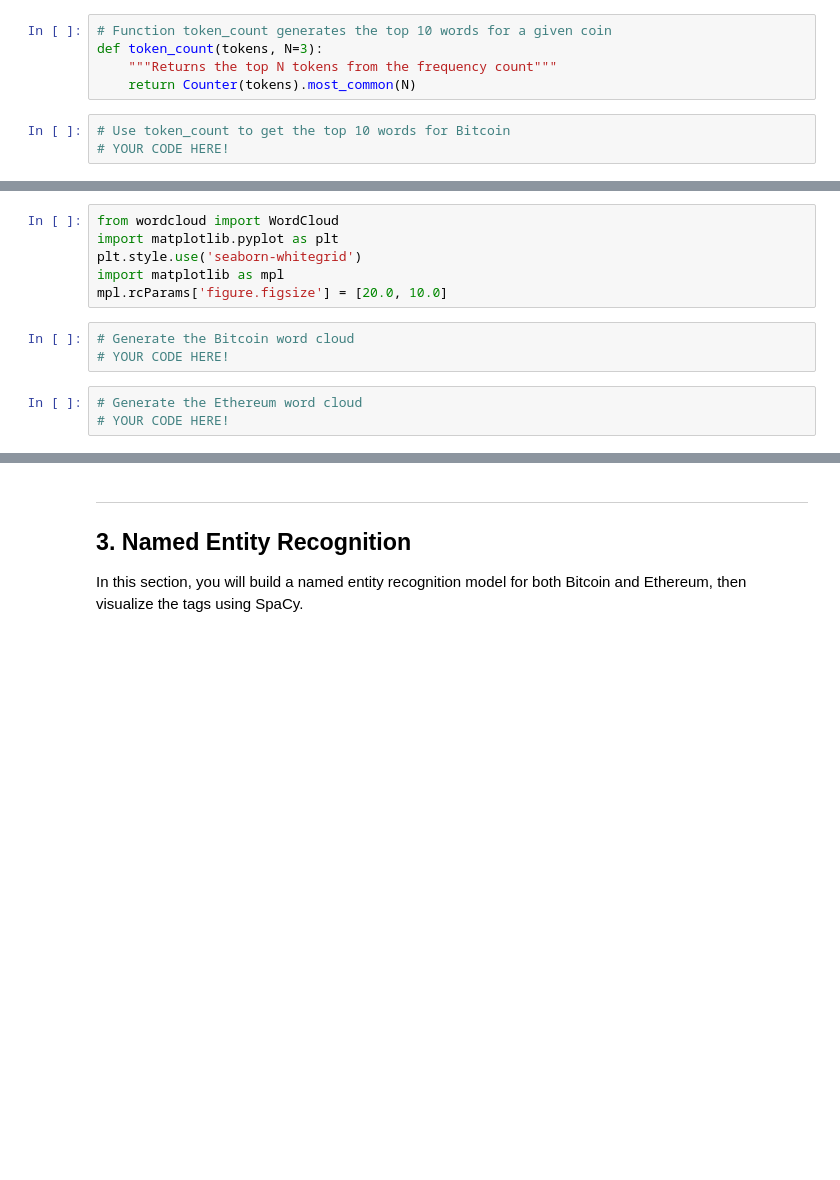
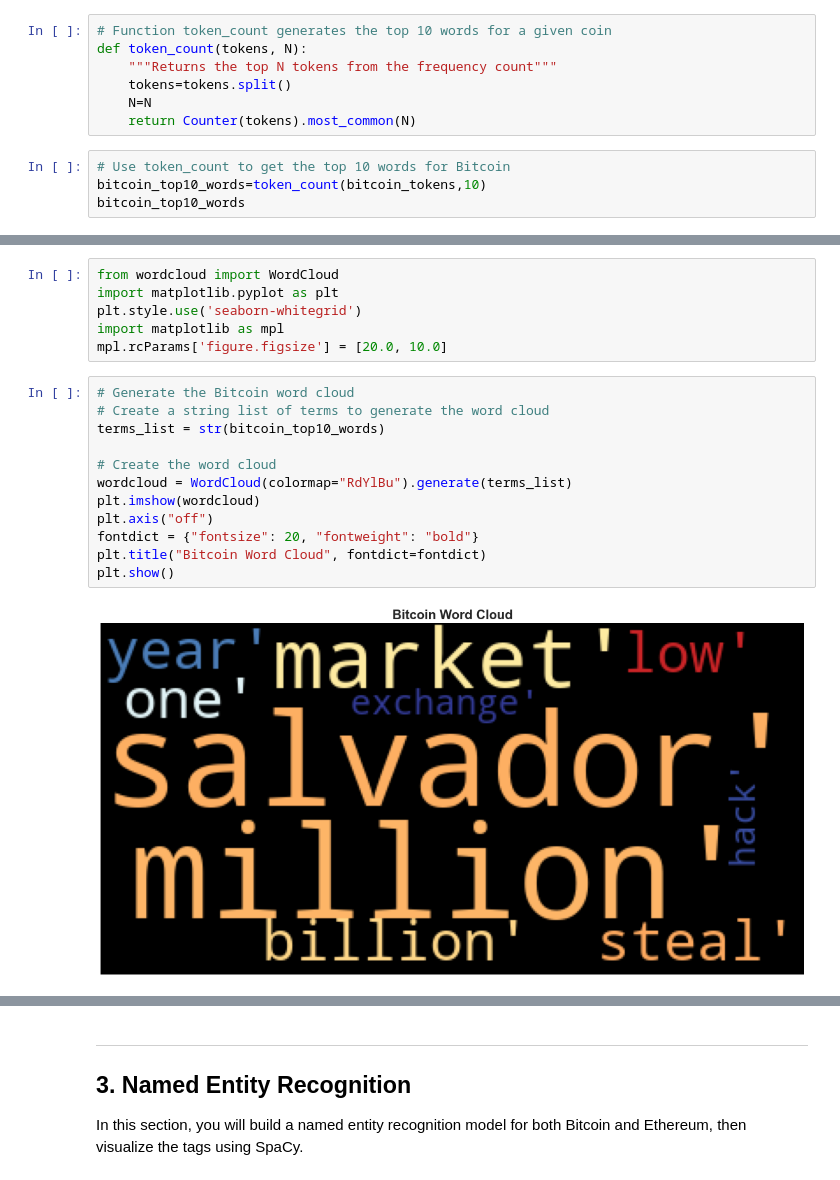
Before and after one commit to gpsingh07331/Sentiment-Analysis, a Jupyter notebook: crypto_sentiment.ipynb, the cells around one changed output, grey strips where cells are left out. Drawn from its saved outputs; the diff is of its cells as text; blank space fills up the shorter version.

```diff
--- a/crypto_sentiment.ipynb
+++ b/crypto_sentiment.ipynb
@@ -398,9 +382,12 @@ n=2 #Inititalize gram value
 eth_2_gram = ngrams(eth_tokens.split(), n)
 # %%
 # Function token_count generates the top 10 words for a given coin
-def token_count(tokens, N=3):
+def token_count(tokens, N):
     """Returns the top N tokens from the frequency count"""
+    tokens=tokens.split()
+    N=N
     return Counter(tokens).most_common(N)
 # %%
 # Use token_count to get the top 10 words for Bitcoin
-# YOUR CODE HERE!
+bitcoin_top10_words=token_count(bitcoin_tokens,10)
+bitcoin_top10_words
@@ -419,9 +430,17 @@ import matplotlib.pyplot as plt
 plt.style.use('seaborn-whitegrid')
 import matplotlib as mpl
 mpl.rcParams['figure.figsize'] = [20.0, 10.0]
-# %%
-# Generate the Bitcoin word cloud
-# YOUR CODE HERE!
-# %%
-# Generate the Ethereum word cloud
-# YOUR CODE HERE!
+# %%
+# Generate the Bitcoin word cloud
+# Create a string list of terms to generate the word cloud
+terms_list = str(bitcoin_top10_words)
+
+# Create the word cloud
+wordcloud = WordCloud(colormap="RdYlBu").generate(terms_list)
+plt.imshow(wordcloud)
+plt.axis("off")
+fontdict = {"fontsize": 20, "fontweight": "bold"}
+plt.title("Bitcoin Word Cloud", fontdict=fontdict)
+plt.show()
+# %% [output]
+[figure, added]
```
Also changed, not shown: parts of 20 cells of this notebook.
